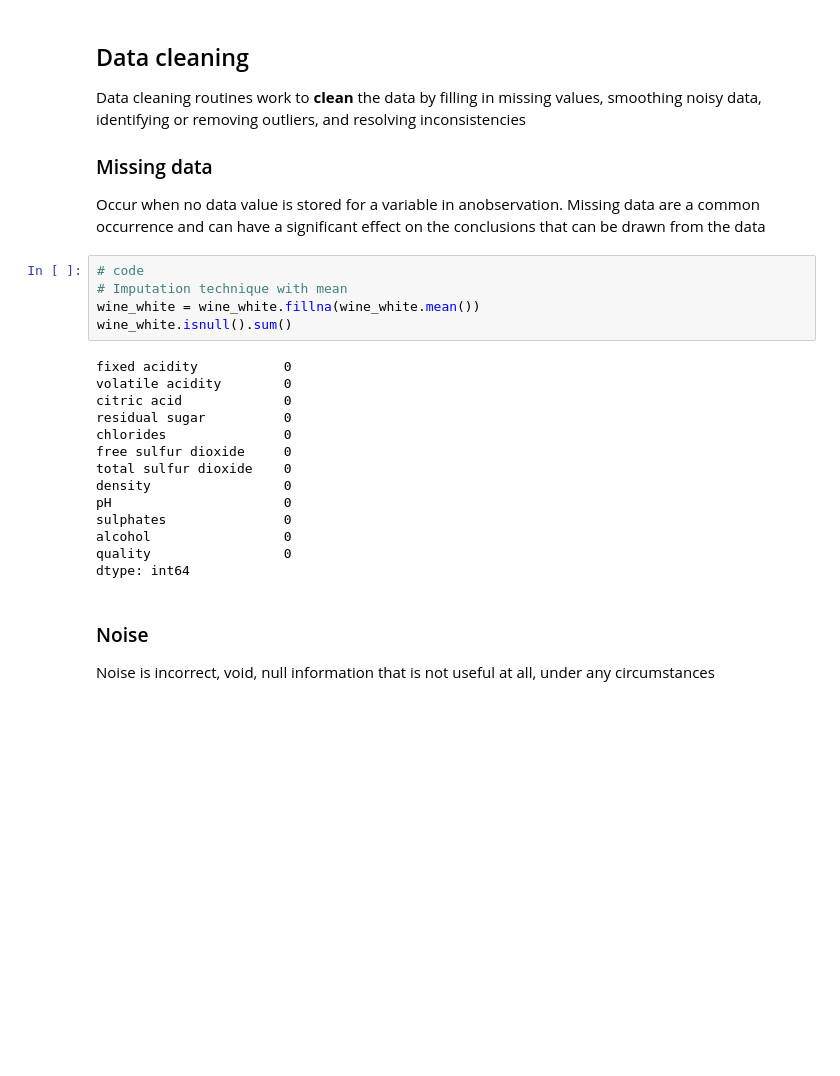
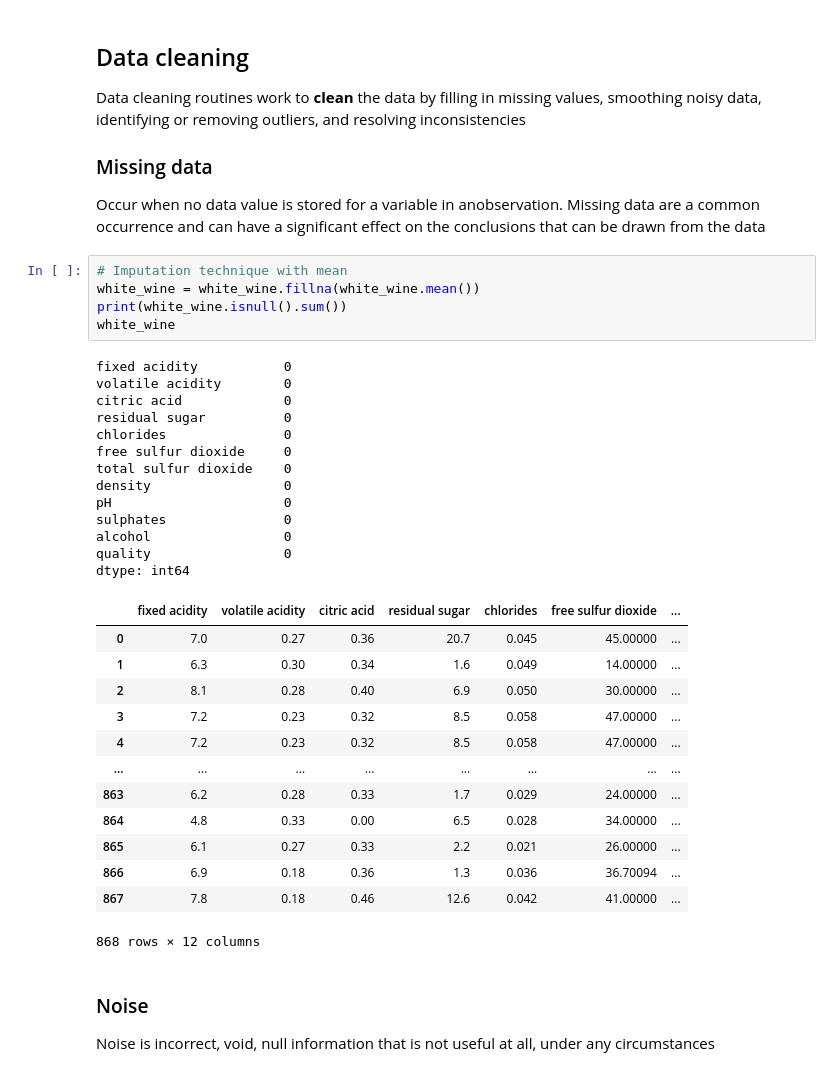
Before and after one commit to Jonas56/data-preprocessing, a Jupyter notebook: atelier-data-preprocessing.ipynb, the cells around one changed output. Cells and saved outputs as stored; diff of their text form; blank space fills up the shorter version.

```diff
--- a/atelier-data-preprocessing.ipynb
+++ b/atelier-data-preprocessing.ipynb
@@ -40,24 +41,37 @@ Data cleaning routines work to **clean** the data by filling in missing values,
 
 Occur when no data value is stored for a variable in anobservation. Missing data are a common occurrence and can have a significant effect on the conclusions that can be drawn from the data
 # %%
-# code
 # Imputation technique with mean
-wine_white = wine_white.fillna(wine_white.mean())
-wine_white.isnull().sum()
+white_wine = white_wine.fillna(white_wine.mean())
+print(white_wine.isnull().sum())
+white_wine
 # %% [output]
 fixed acidity           0
 volatile acidity        0
 citric acid             0
 residual sugar          0
 chlorides               0
 free sulfur dioxide     0
 total sulfur dioxide    0
 density                 0
 pH                      0
 sulphates               0
 alcohol                 0
 quality                 0
 dtype: int64
+|  | fixed acidity | volatile acidity | citric acid | residual sugar | chlorides | free sulfur dioxide | ... |
+| 0 | 7.0 | 0.27 | 0.36 | 20.7 | 0.045 | 45.00000 | ... |
+| 1 | 6.3 | 0.30 | 0.34 | 1.6 | 0.049 | 14.00000 | ... |
+| 2 | 8.1 | 0.28 | 0.40 | 6.9 | 0.050 | 30.00000 | ... |
+| 3 | 7.2 | 0.23 | 0.32 | 8.5 | 0.058 | 47.00000 | ... |
+| 4 | 7.2 | 0.23 | 0.32 | 8.5 | 0.058 | 47.00000 | ... |
+| ... | ... | ... | ... | ... | ... | ... | ... |
+| 863 | 6.2 | 0.28 | 0.33 | 1.7 | 0.029 | 24.00000 | ... |
+| 864 | 4.8 | 0.33 | 0.00 | 6.5 | 0.028 | 34.00000 | ... |
+| 865 | 6.1 | 0.27 | 0.33 | 2.2 | 0.021 | 26.00000 | ... |
+| 866 | 6.9 | 0.18 | 0.36 | 1.3 | 0.036 | 36.70094 | ... |
+| 867 | 7.8 | 0.18 | 0.46 | 12.6 | 0.042 | 41.00000 | ... |
+868 rows × 12 columns
 # %% [markdown]
 ### Noise
 
```
Also changed, not shown: parts of 6 cells of this notebook.
